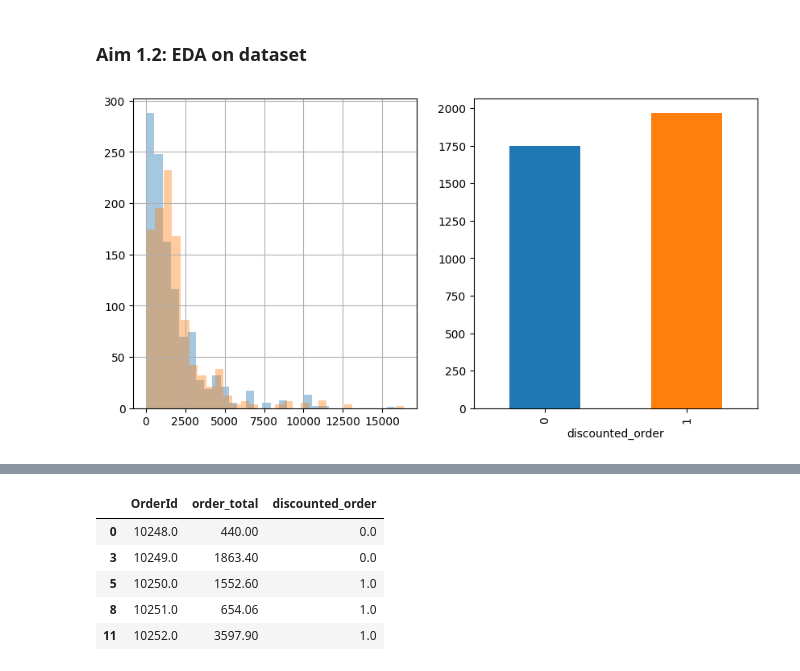
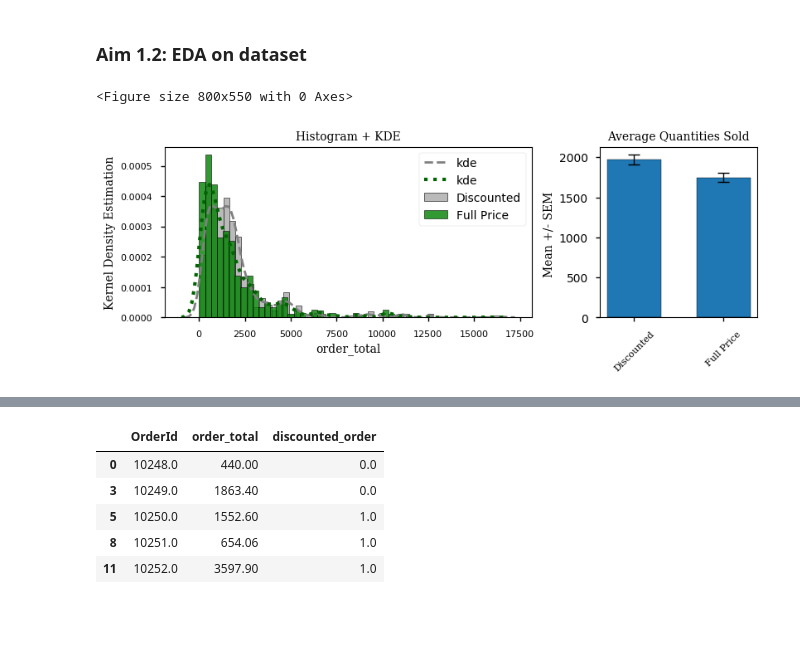
Before and after one commit to jirvingphd/dsc-2-final-project-online-ds-ft-021119, a Jupyter notebook: _Mod2_Project_JMI_04_07_19_H1_H3.ipynb, the cells around one changed output, grey strips where cells are left out. Saved outputs shown, nothing was run; the diff lists cells and outputs as text; code cells hidden in the pictures; blank space fills up the shorter version.

```diff
--- a/_Mod2_Project_JMI_04_07_19_H1_H3.ipynb
+++ b/_Mod2_Project_JMI_04_07_19_H1_H3.ipynb
@@ -1921,8 +2309,16 @@ df_export.to_excel('For Tableau- join_order_details_calc_total.xlsx')
 # %% [markdown]
 ### Aim 1.2: EDA on dataset
-# %%
-fig, ax = plt.subplots(1,2,figsize=(10,5));
-df_price.groupby('discounted_order')['order_total'].hist(alpha=0.4, bins=30, ax = ax[0]);
-df_price.groupby('discounted_order')['order_total'].mean().plot(kind='bar',ax=ax[1]);
-# %% [output]
-[figure, removed]
+# %%
+import warnings
+warnings.filterwarnings("ignore")
+# Define groups
+# A: discounted df_price.groupby('discounted_order').get_group(1)
+# B: full price df_price.groupbt('discounted_order').get_group(0)
+grpA = df_price.groupby('discounted_order').get_group(1)
+grpB = df_price.groupby('discounted_order').get_group(0)
+
+
+fig, ax =plot_wide_kde_thin_bar(grpA['order_total'],'Discounted',grpB['order_total'],'Full Price')
+# %% [output]
+<Figure size 800x550 with 0 Axes>
+[figure, added]
```
Also changed, not shown: parts of 84 cells of this notebook.
